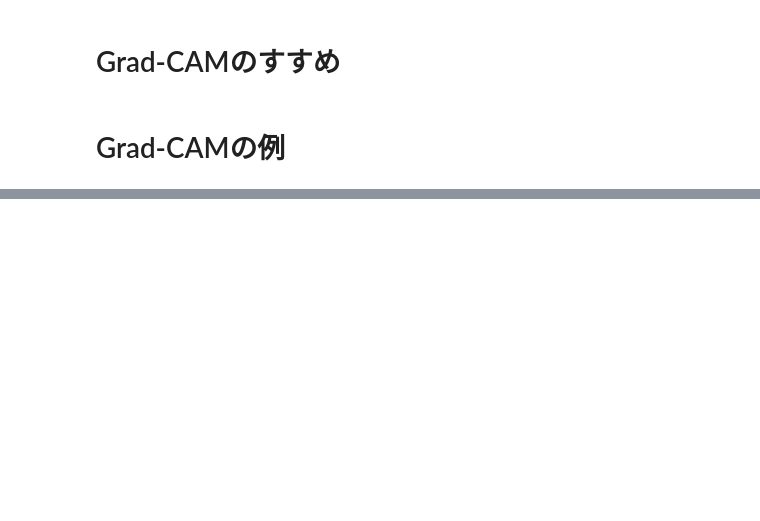
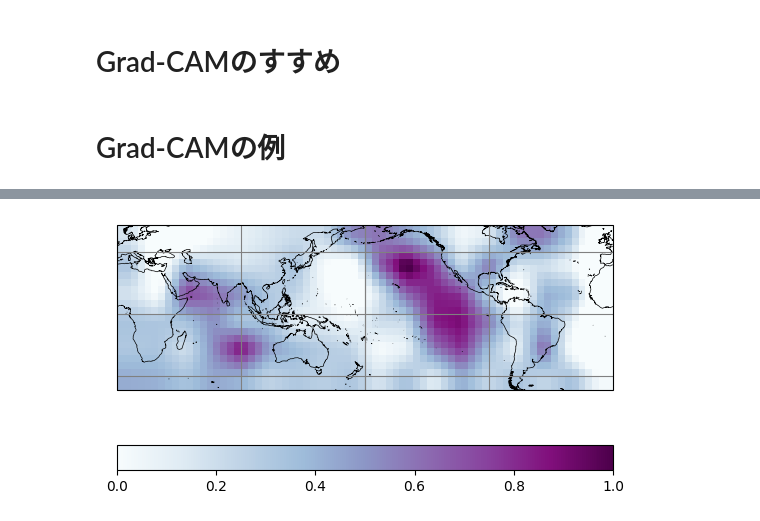
Before and after one commit to HalKiyo/gradcam_demonstration, a Jupyter notebook: 20221124_gradcam.ipynb, the cells around one changed output, grey strips where cells are left out. Saved outputs shown, nothing was run; the diff lists cells and outputs as text; code cells hidden in the pictures; blank space fills up the shorter version.

```diff
--- a/20221124_gradcam.ipynb
+++ b/20221124_gradcam.ipynb
@@ -156,11 +156,12 @@ disable_eager_execution()
 def normalize(x):
     return x / (K.sqrt(K.mean(K.square(x))) + 1e-5)
 
-def image_preprocessing(x_val, index):
-    img = x_val[index]
-    x = np.expand_dims(img, axis=0)
+def image_preprocessing(val, index):
+    img = val.copy()
+    x = img[index]
+    x = np.expand_dims(x, axis=0)
     x = preprocess_input(x)
-    x = ma.masked_where(x>999, x)
+    x = ma.masked_where(x>9999, x)
     return x
 # %%
 import keras.backend as K
@@ -241,0 +253,10 @@ show(heatmap)
+# %%
+saliency = np.empty(x_val_masked.shape[:3])
+for i in range(len(x_val_masked)):
+    preprocessed_input = image_preprocessing(x_val_masked, index=i)
+    predictions = model_grads.predict(preprocessed_input)
+    heatmap = grad_cam(model_grads, preprocessed_input, y_val, "conv2d_5")
+    saliency[i,:,:] = heatmap
+saliency = saliency.mean(axis=0)
+show(heatmap)
+# %% [output]
@@ -241,0 +280 @@ show(heatmap)
+[figure, added]
```
Also changed, not shown: parts of 10 cells of this notebook, 1 other file.
